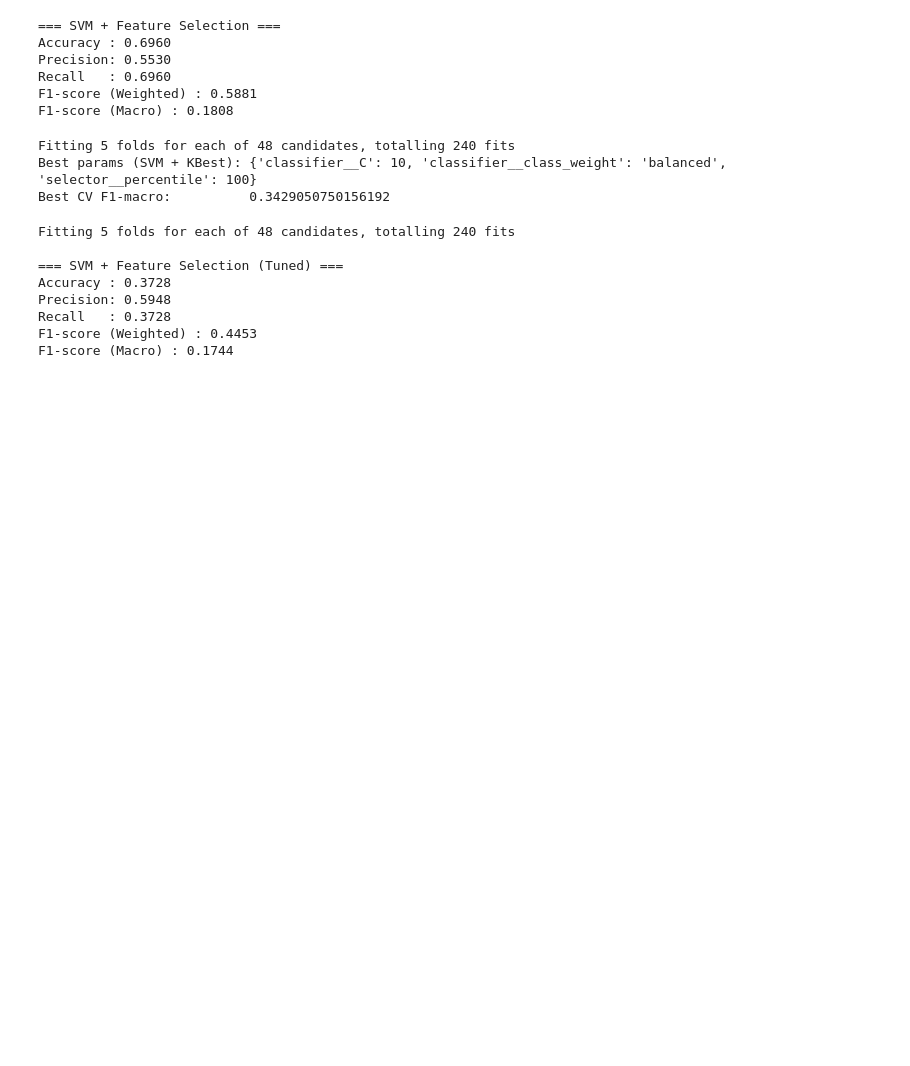
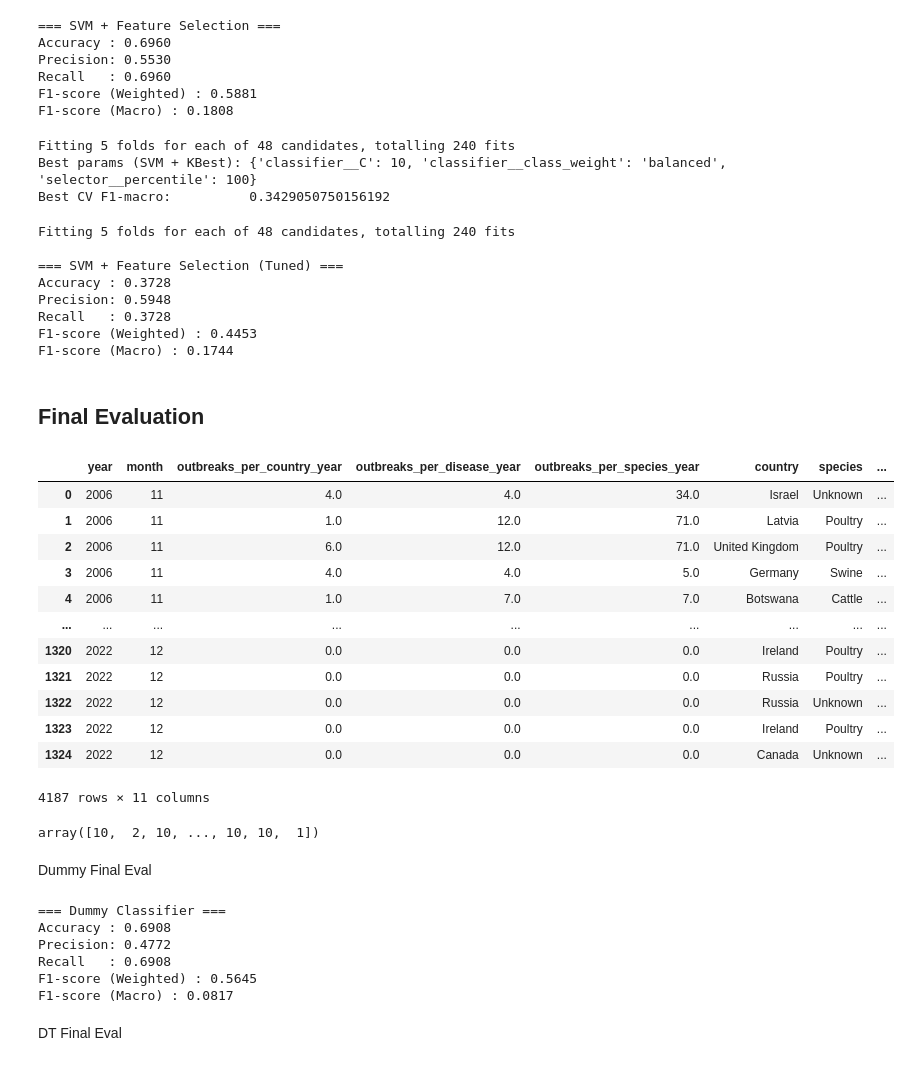
Before and after one commit to ncsalam/Animal-Health-Incidents-ML-, a Jupyter notebook: CSC522_Final_Project_FE.ipynb, the cells around one changed output. Drawn from its saved outputs; the diff is of its cells as text; code cells hidden in the pictures; blank space fills up the shorter version.

```diff
--- a/CSC522_Final_Project_FE.ipynb
+++ b/CSC522_Final_Project_FE.ipynb
@@ -1791,3 +1791,49 @@ Precision: 0.5948
 Recall   : 0.3728
 F1-score (Weighted) : 0.4453
 F1-score (Macro) : 0.1744
+# %% [markdown]
+## Final Evaluation
+# %%
+X_train_full = pd.concat([X_train, X_val], axis=0)
+X_train_full
+# %% [output]
+|  | year | month | outbreaks_per_country_year | outbreaks_per_disease_year | outbreaks_per_species_year | country | species | ... |
+| 0 | 2006 | 11 | 4.0 | 4.0 | 34.0 | Israel | Unknown | ... |
+| 1 | 2006 | 11 | 1.0 | 12.0 | 71.0 | Latvia | Poultry | ... |
+| 2 | 2006 | 11 | 6.0 | 12.0 | 71.0 | United Kingdom | Poultry | ... |
+| 3 | 2006 | 11 | 4.0 | 4.0 | 5.0 | Germany | Swine | ... |
+| 4 | 2006 | 11 | 1.0 | 7.0 | 7.0 | Botswana | Cattle | ... |
+| ... | ... | ... | ... | ... | ... | ... | ... | ... |
+| 1320 | 2022 | 12 | 0.0 | 0.0 | 0.0 | Ireland | Poultry | ... |
+| 1321 | 2022 | 12 | 0.0 | 0.0 | 0.0 | Russia | Poultry | ... |
+| 1322 | 2022 | 12 | 0.0 | 0.0 | 0.0 | Russia | Unknown | ... |
+| 1323 | 2022 | 12 | 0.0 | 0.0 | 0.0 | Ireland | Poultry | ... |
+| 1324 | 2022 | 12 | 0.0 | 0.0 | 0.0 | Canada | Unknown | ... |
+4187 rows × 11 columns
+# %%
+import numpy as np
+
+y_train_full = np.concatenate([y_train, y_val])
+y_train_full
+# %% [output]
+array([10,  2, 10, ..., 10, 10,  1])
+# %% [markdown]
+Dummy Final Eval
+# %%
+evaluate_model(
+    "Dummy Classifier",
+    dummy_pipeline,
+    X_train_full,
+    y_train_full,
+    X_test,
+    y_test
+)
+# %% [output]
+=== Dummy Classifier ===
+Accuracy : 0.6908
+Precision: 0.4772
+Recall   : 0.6908
+F1-score (Weighted) : 0.5645
+F1-score (Macro) : 0.0817
+# %% [markdown]
+DT Final Eval
```
Also changed, not shown: parts of 9 cells of this notebook.
